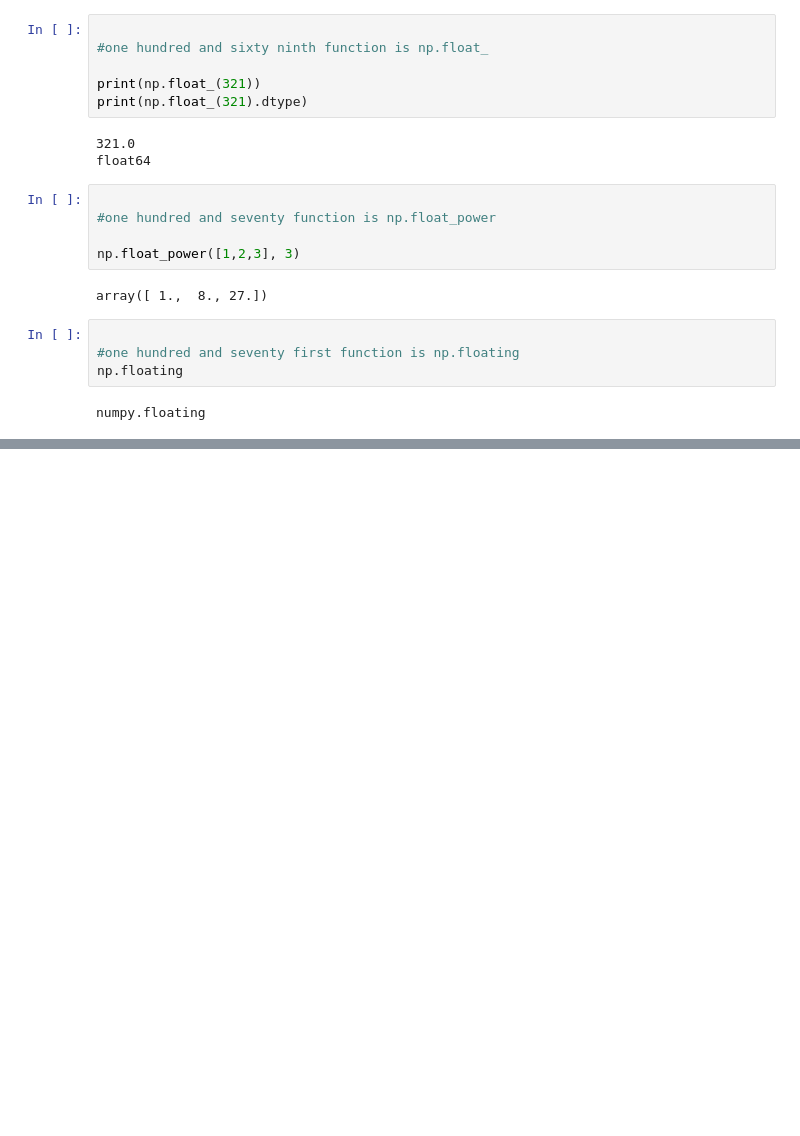
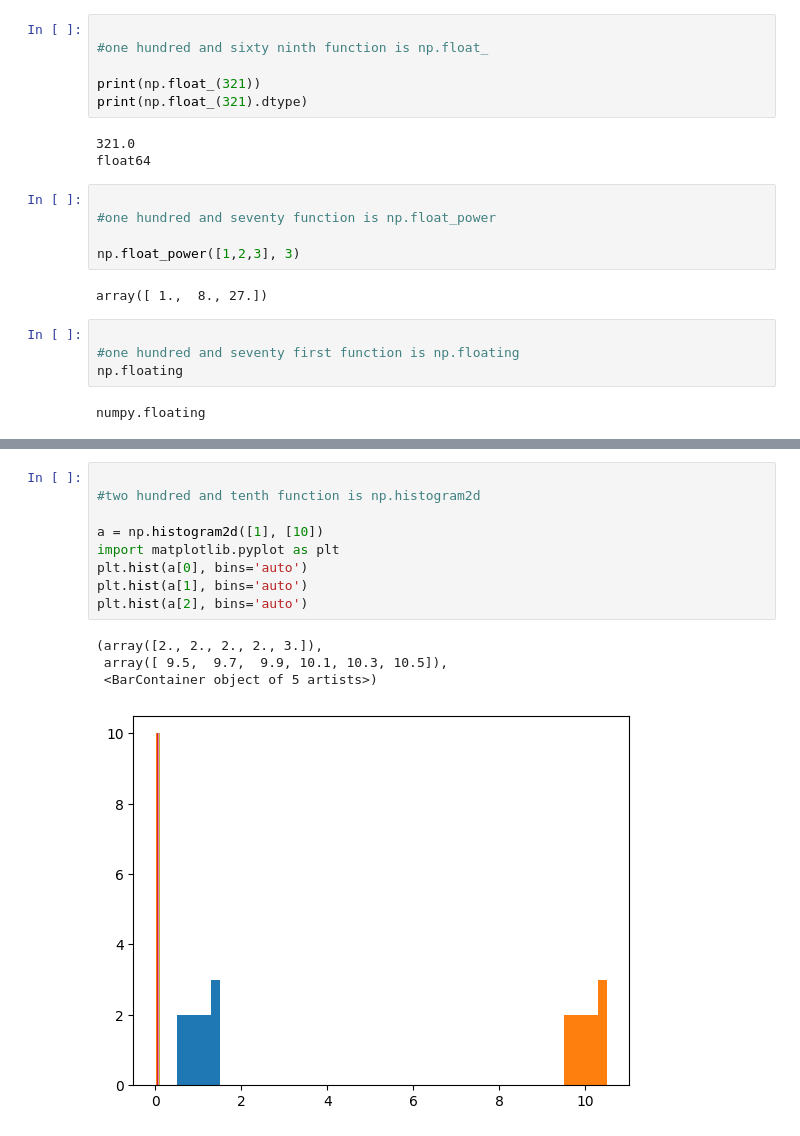
Before and after one commit to IqrorjonCoder/all-numpy-functions, a Jupyter notebook: numpy all functions.ipynb, the cells around one changed output, grey strips where cells are left out. Saved outputs shown, nothing was run; the diff lists cells and outputs as text; blank space fills up the shorter version.

```diff
--- a/numpy all functions.ipynb
+++ b/numpy all functions.ipynb
@@ -1704,0 +2035,14 @@ numpy.floating
+# %%
+
+#two hundred and tenth function is np.histogram2d
+
+a = np.histogram2d([1], [10])
+import matplotlib.pyplot as plt
+plt.hist(a[0], bins='auto')
+plt.hist(a[1], bins='auto')
+plt.hist(a[2], bins='auto')
+# %% [output]
+(array([2., 2., 2., 2., 3.]),
+ array([ 9.5,  9.7,  9.9, 10.1, 10.3, 10.5]),
+ <BarContainer object of 5 artists>)
+[figure, added]
```
Also changed, not shown: parts of 78 cells of this notebook.
